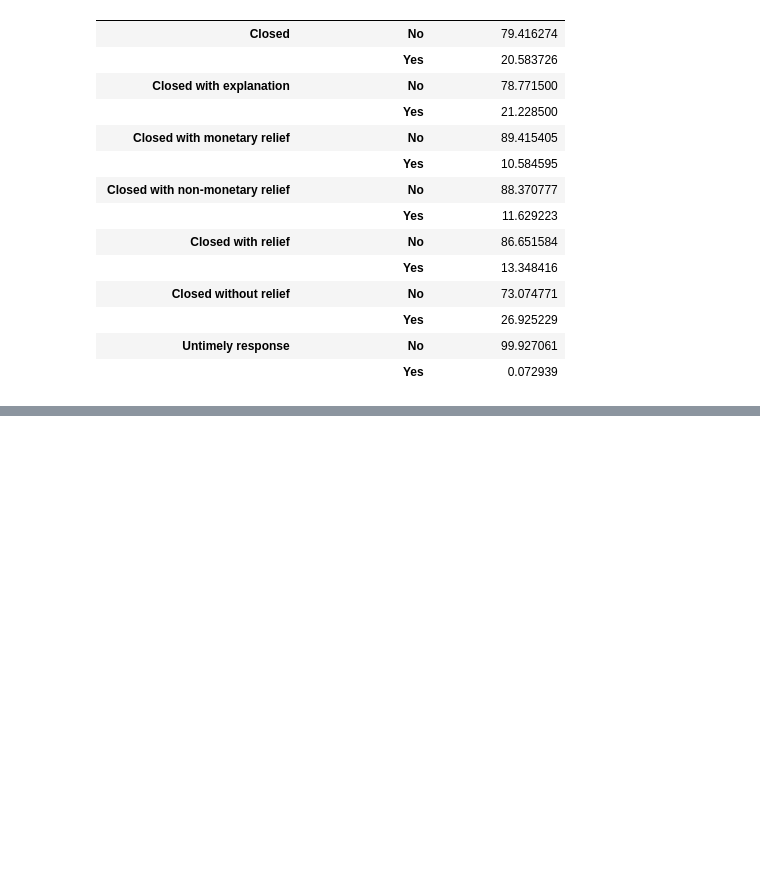
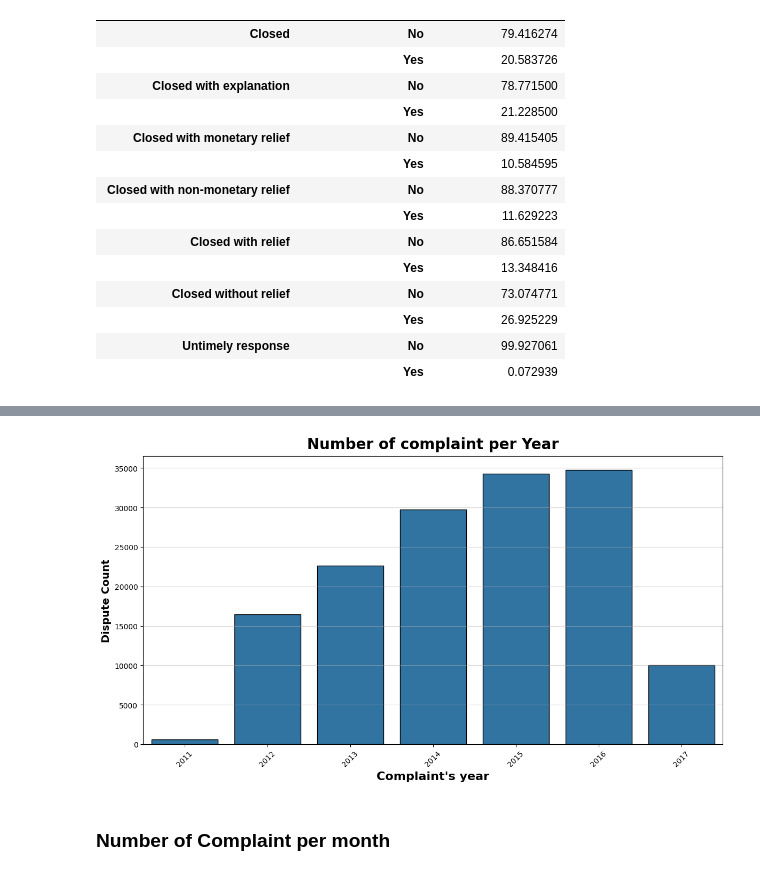
Before and after one commit to natek-1/finance_complaint_analysis, a Jupyter notebook: notebooks/EDA.ipynb, the cells around one changed output, grey strips where cells are left out. Drawn from its saved outputs; the diff is of its cells as text; code cells hidden in the pictures; blank space fills up the shorter version.

```diff
--- a/notebooks/EDA.ipynb
+++ b/notebooks/EDA.ipynb
@@ -281,0 +284,3 @@ response.to_frame()
+# %%
+disputed_df = df.loc[df["Consumer disputed?"] == "Yes"]
+df["Company response to consumer"].value_counts(normalize=True).to_frame()*100
@@ -281,0 +317,23 @@ response.to_frame()
+# %%
+# Copy datafram where there were disputes
+
+viz_df = disputed_df.copy()
+
+
+# Change type of datatype columns
+viz_df["received_date"] = pd.to_datetime(viz_df["Date received"]).dt.date
+viz_df["recevied_month"] = pd.to_datetime(viz_df["received_date"]).dt.month
+viz_df["received_year"] = pd.to_datetime(viz_df["received_date"]).dt.year
+# %%
+plt.subplots(figsize=(14, 7))
+sns.countplot(x="received_year", data=viz_df, ec="black")
+plt.xticks(rotation=45)
+plt.title("Number of complaint per Year", weight="bold", fontsize=20, pad=10)
+plt.ylabel("Dispute Count", weight="bold", fontsize=14)
+plt.xlabel("Complaint's year", weight="bold", fontsize=16)
+plt.grid(alpha=0.5, axis='y')
+plt.show()
+# %% [output]
+[figure, added]
+# %% [markdown]
+### Number of Complaint per month
```
Also changed, not shown: parts of 14 cells of this notebook.
